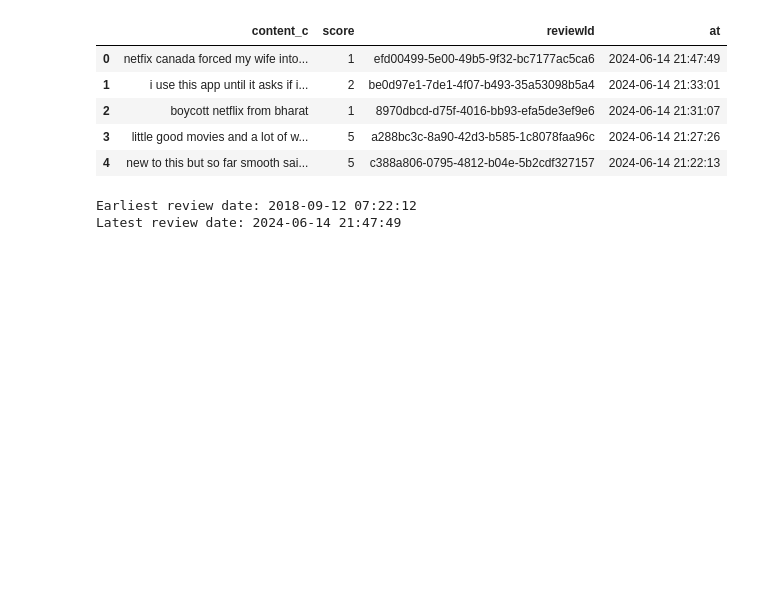
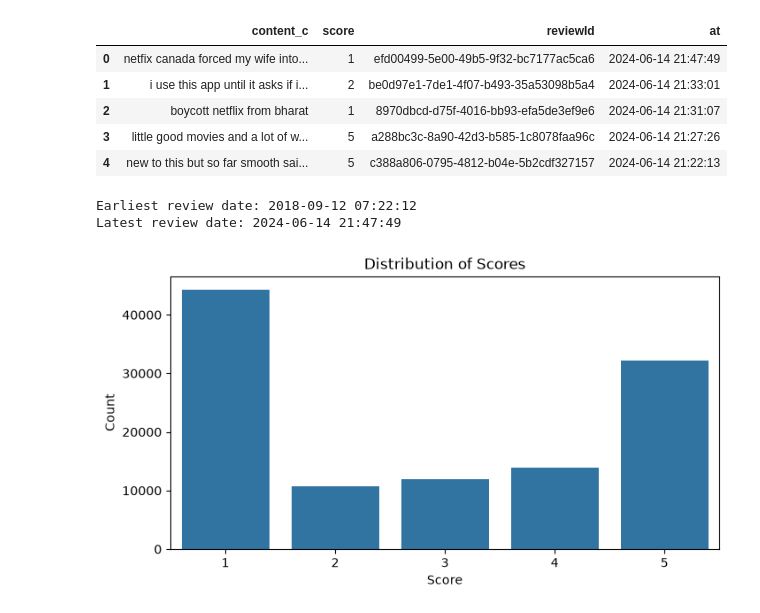
Before and after one commit to fiacredev/netflix-reviews, a Jupyter notebook: netflix.ipynb, the cells around one changed output. Saved outputs shown, nothing was run; the diff lists cells and outputs as text; code cells hidden in the pictures; blank space fills up the shorter version.

Commit message:
feat(notebook): plot the distribution of the review scores

```diff
--- a/netflix.ipynb
+++ b/netflix.ipynb
@@ -104,3 +104,14 @@ print("Latest review date:", df['at'].max())
 # %% [output]
 Earliest review date: 2018-09-12 07:22:12
 Latest review date: 2024-06-14 21:47:49
+# %%
+# analyzing score distribution
+score_counts = df.score.value_counts().sort_index()
+plt.figure(figsize=(8, 4))
+sns.barplot(x=score_counts.index, y=score_counts.values)
+plt.xlabel('Score')
+plt.ylabel('Count')
+plt.title('Distribution of Scores')
+plt.show()
+# %% [output]
+[figure, added]
```
